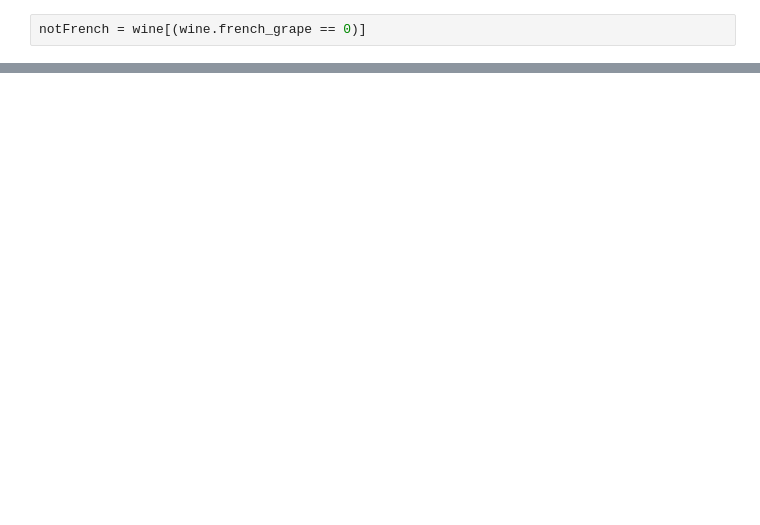
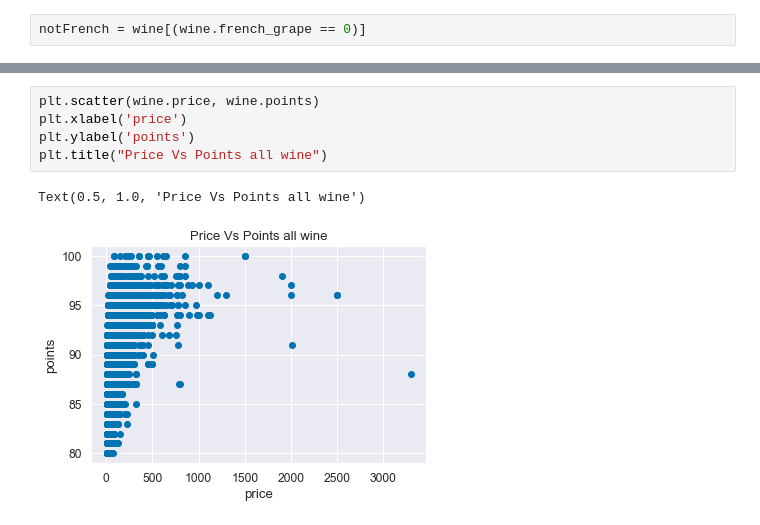
Before and after one commit to loisr/WineReviews, a Jupyter notebook: WIne Reiviews Data Visualization.ipynb, the cells around one changed output, grey strips where cells are left out. Saved outputs shown, nothing was run; the diff lists cells and outputs as text; blank space fills up the shorter version.

```diff
--- a/WIne Reiviews Data Visualization.ipynb
+++ b/WIne Reiviews Data Visualization.ipynb
@@ -167,0 +173,8 @@ plt.show()
+# %%
+plt.scatter(wine.price, wine.points)
+plt.xlabel('price')
+plt.ylabel('points')
+plt.title("Price Vs Points all wine")
+# %% [output]
+Text(0.5, 1.0, 'Price Vs Points all wine')
+[figure, added]
```
Also changed, not shown: parts of 21 cells of this notebook.
